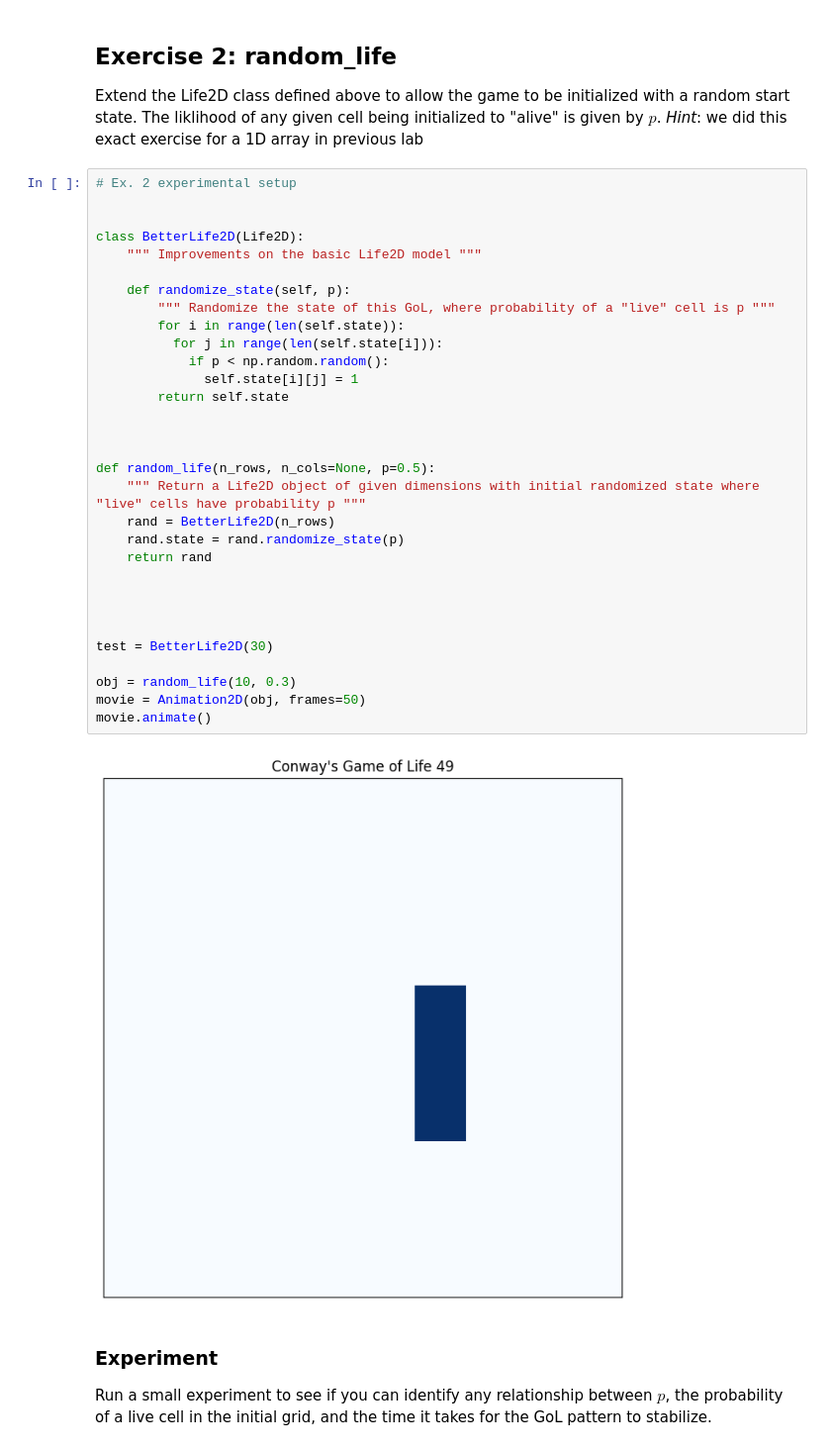
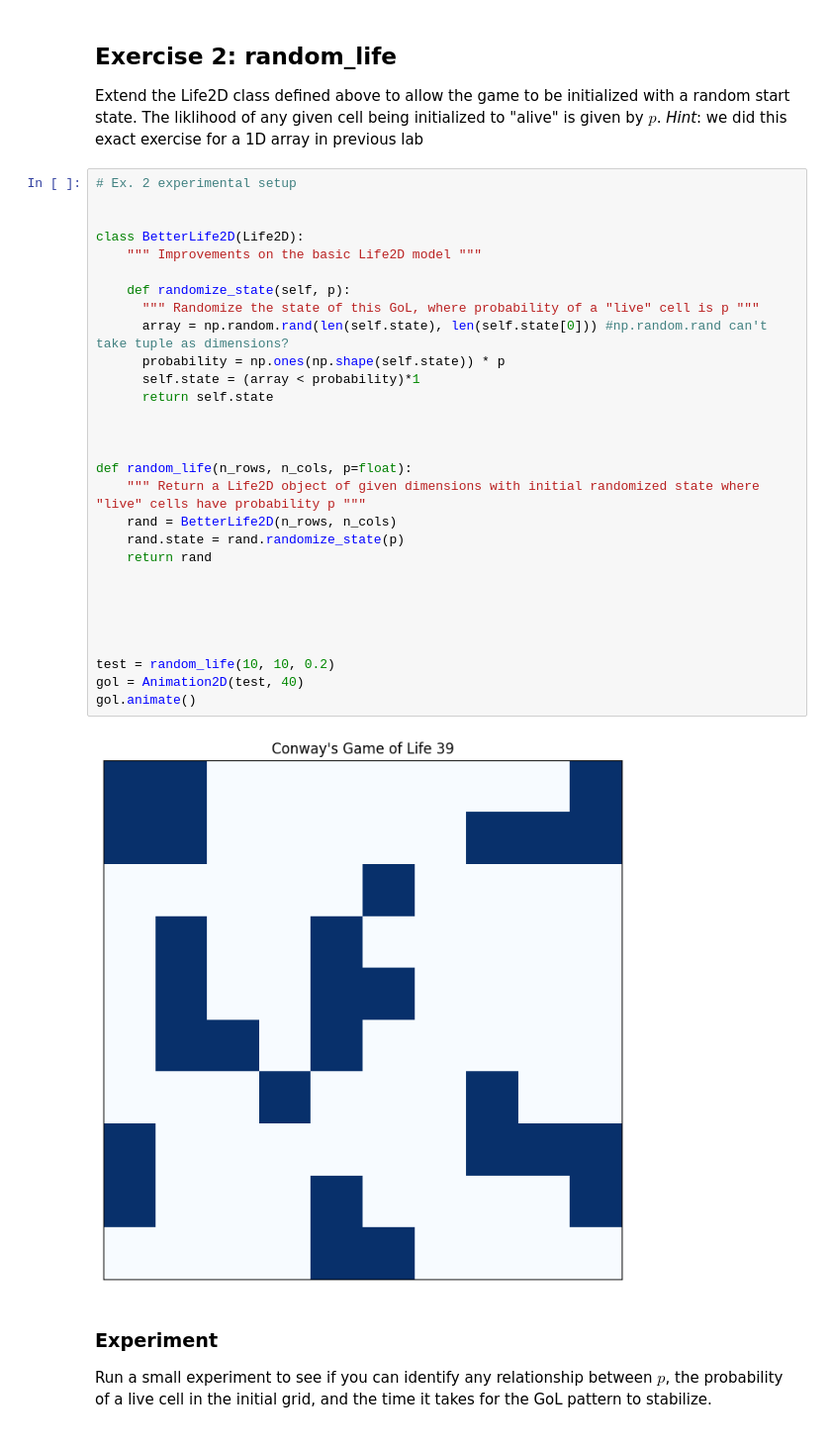
Before and after one commit to sammyfow/cap-comp215, a Jupyter notebook: labs/lab06-GoL.ipynb, the cells around one changed output. Shown at 99% size. Drawn from its saved outputs; the diff is of its cells as text.

```diff
--- a/labs/lab06-GoL.ipynb
+++ b/labs/lab06-GoL.ipynb
@@ -185,36 +185,34 @@ The liklihood of any given cell being initialized to "alive" is given by $p$.
 # %%
 # Ex. 2 experimental setup
 
 
 class BetterLife2D(Life2D):
     """ Improvements on the basic Life2D model """
 
     def randomize_state(self, p):
-        """ Randomize the state of this GoL, where probability of a "live" cell is p """
-        for i in range(len(self.state)):
-          for j in range(len(self.state[i])):
-            if p < np.random.random():
-              self.state[i][j] = 1
-        return self.state
+      """ Randomize the state of this GoL, where probability of a "live" cell is p """
+      array = np.random.rand(len(self.state), len(self.state[0])) #np.random.rand can't take tuple as dimensions?
+      probability = np.ones(np.shape(self.state)) * p
+      self.state = (array < probability)*1
+      return self.state
 
 
 
-def random_life(n_rows, n_cols=None, p=0.5):
+def random_life(n_rows, n_cols, p=float):
     """ Return a Life2D object of given dimensions with initial randomized state where "live" cells have probability p """
-    rand = BetterLife2D(n_rows)
+    rand = BetterLife2D(n_rows, n_cols)
     rand.state = rand.randomize_state(p)
     return rand
 
 
 
 
-test = BetterLife2D(30)
 
-obj = random_life(10, 0.3)
-movie = Animation2D(obj, frames=50)
-movie.animate()
+test = random_life(10, 10, 0.2)
+gol = Animation2D(test, 40)
+gol.animate()
 # %% [output]
-[figure, old version]
+[figure, new version]
 # %% [markdown]
 ### Experiment
 Run a small experiment to see if you can identify any relationship between $p$, the probability of a live cell in the initial grid, and the time it takes for the GoL pattern to stabilize.
```
Also changed, not shown: parts of 2 cells of this notebook.
